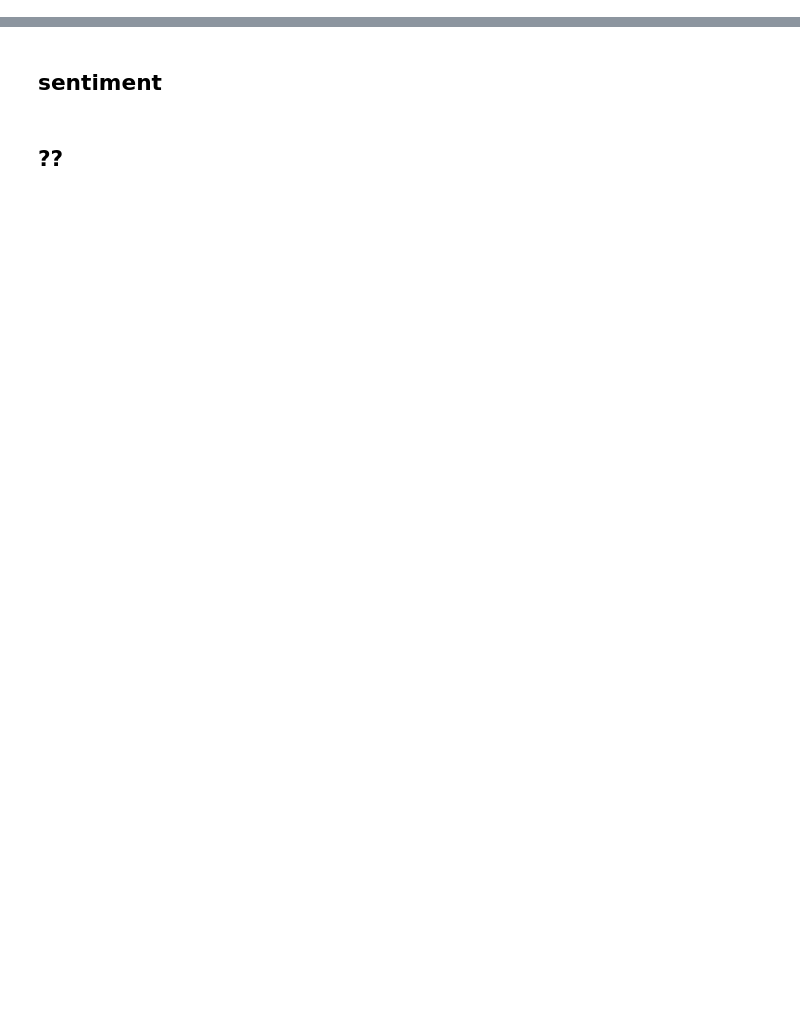
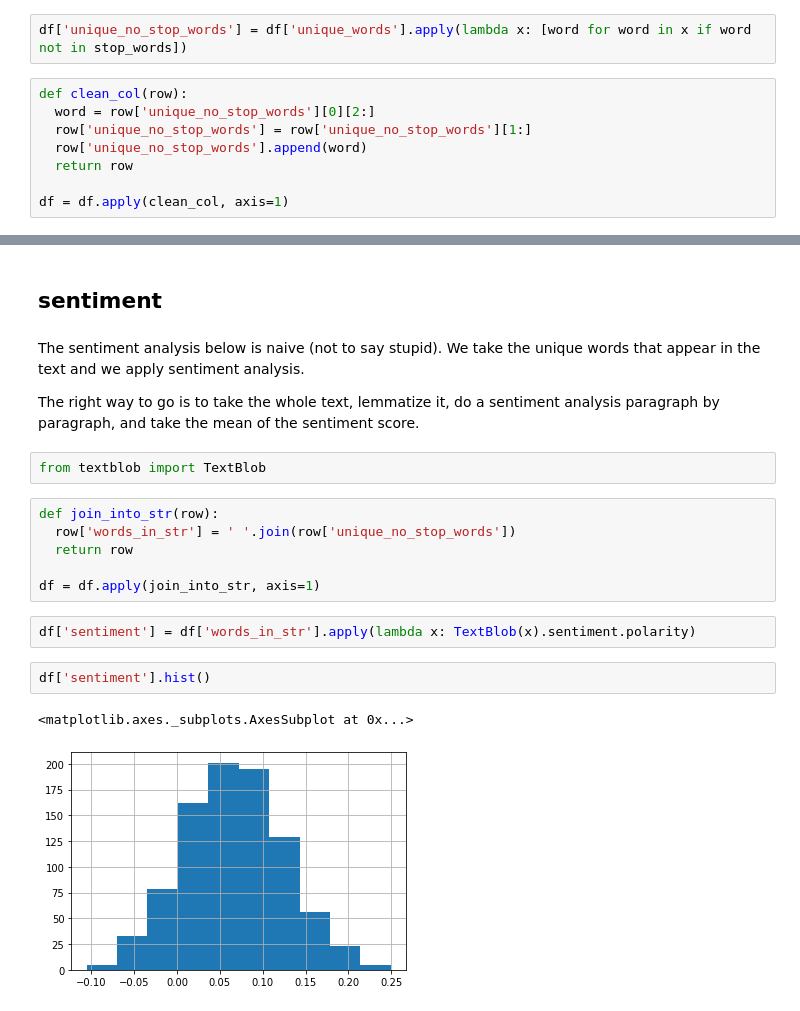
Before and after one commit to batyaamericus/OncUponTim, a Jupyter notebook: EDA.ipynb, the cells around one changed output, grey strips where cells are left out. Drawn from its saved outputs; the diff is of its cells as text; blank space fills up the shorter version.

Commit message:
added some features engineering. Needs to be moved to the right file

```diff
--- a/EDA.ipynb
+++ b/EDA.ipynb
@@ -251,0 +301,10 @@ tops_comps
+# %%
+df['unique_no_stop_words'] = df['unique_words'].apply(lambda x: [word for word in x if word not in stop_words])
+# %%
+def clean_col(row):
+  word = row['unique_no_stop_words'][0][2:]
+  row['unique_no_stop_words'] = row['unique_no_stop_words'][1:]
+  row['unique_no_stop_words'].append(word)
+  return row
+
+df = df.apply(clean_col, axis=1)
@@ -252,4 +315,21 @@ tops_comps
 # %% [markdown]
 ## sentiment
-# %% [markdown]
-## ??
+# %% [markdown]
+The sentiment analysis below is naive (not to say stupid). We take the unique words that appear in the text and we apply sentiment analysis.
+
+The right way to go is to take the whole text, lemmatize it, do a sentiment analysis paragraph by paragraph, and take the mean of the sentiment score.
+# %%
+from textblob import TextBlob
+# %%
+def join_into_str(row):
+  row['words_in_str'] = ' '.join(row['unique_no_stop_words'])
+  return row
+
+df = df.apply(join_into_str, axis=1)
+# %%
+df['sentiment'] = df['words_in_str'].apply(lambda x: TextBlob(x).sentiment.polarity)
+# %%
+df['sentiment'].hist()
+# %% [output]
+<matplotlib.axes._subplots.AxesSubplot at 0x...>
+[figure, added]
```
Also changed, not shown: parts of 17 cells of this notebook.
